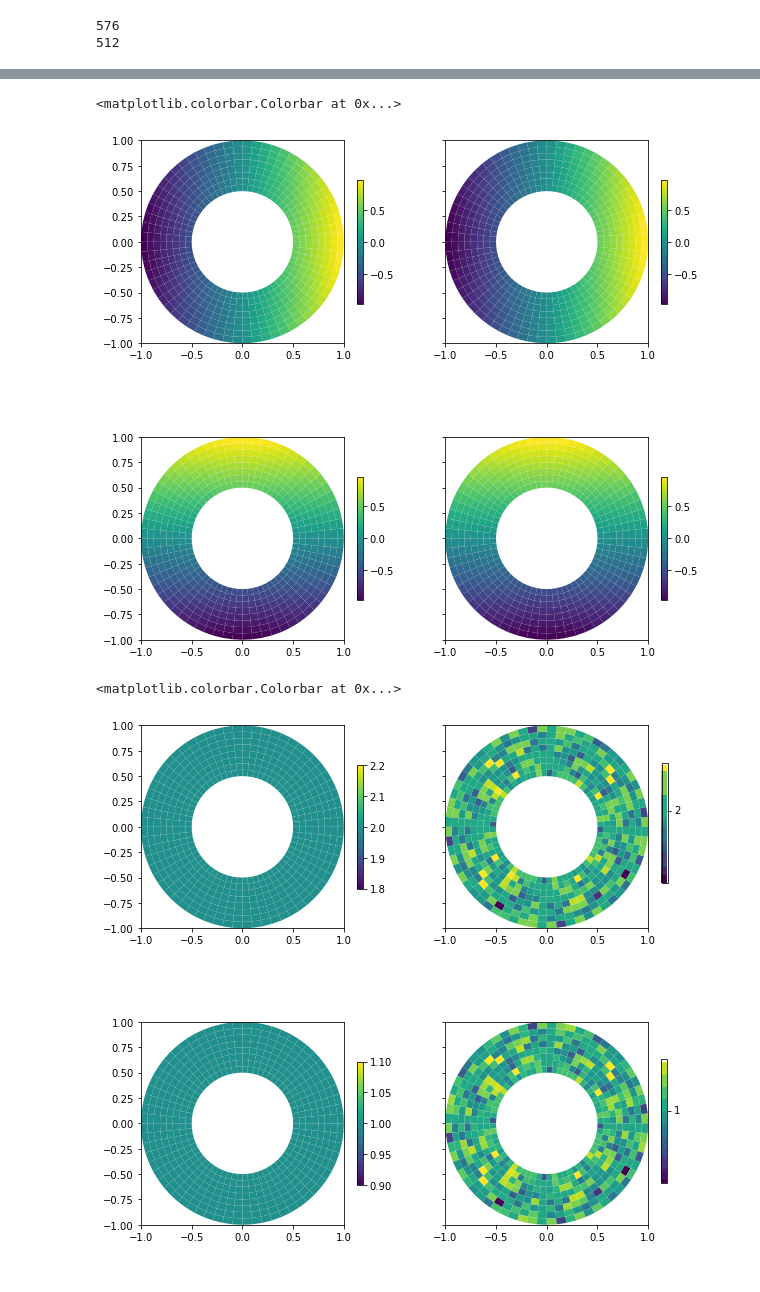
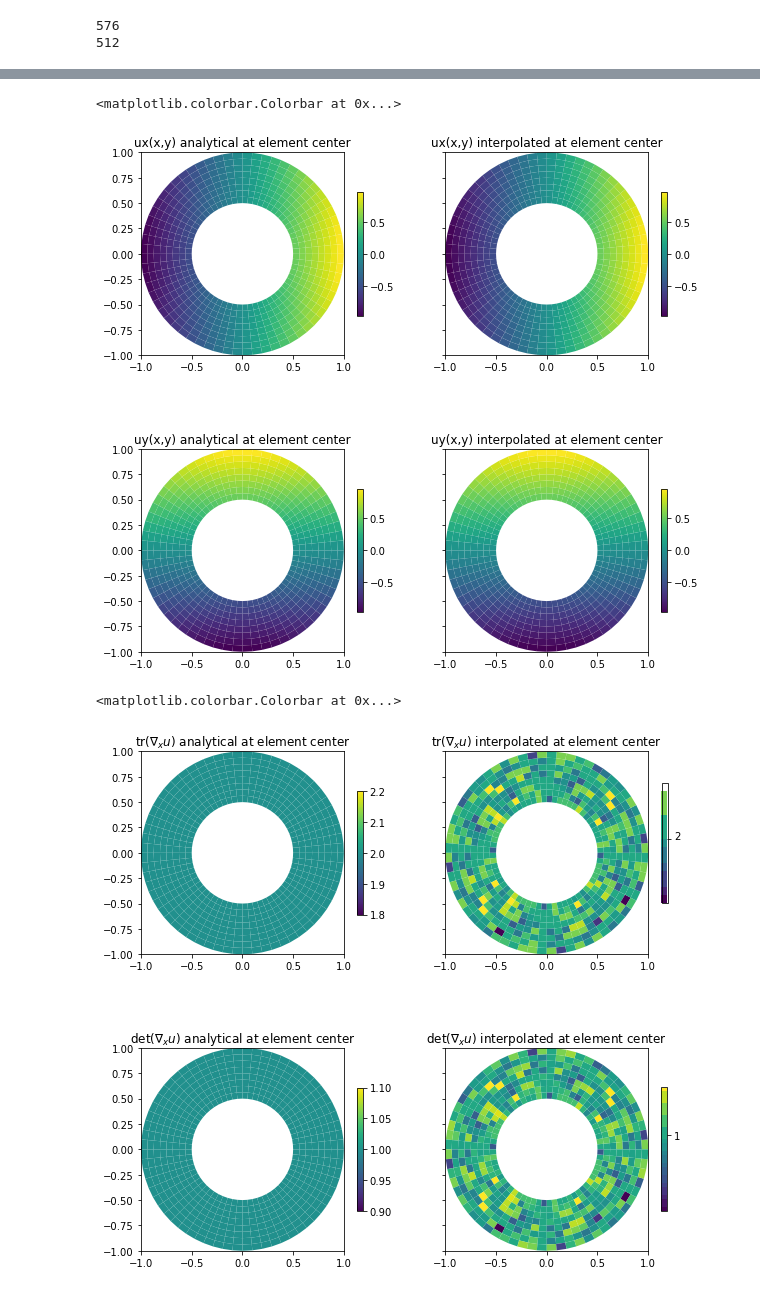
Before and after one commit to abuganza/NonlinearFEA, a Jupyter notebook: JupyterNotebooks/Discretization_2D_Q4element_solution.ipynb, the cells around one changed output, grey strips where cells are left out. Saved outputs shown, nothing was run; the diff lists cells and outputs as text; code cells hidden in the pictures.

```diff
--- a/JupyterNotebooks/Discretization_2D_Q4element_solution.ipynb
+++ b/JupyterNotebooks/Discretization_2D_Q4element_solution.ipynb
@@ -41,7 +41,7 @@ def dNvecdxi(xi,eta):
 # %%
 # read in a mesh
 ## Read in a mesh
-meshfile = open("ring_mesh_ordered.txt",'r').readlines()
+meshfile = open("files/ring_mesh_ordered.txt",'r').readlines()
 n_node = int(meshfile[1])
 node_X = np.zeros((n_node,2))
 for i in range(n_node):
@@ -198,7 +200,8 @@ for i in range(n_elem):
 p2 = PatchCollection(patches2)
 p2.set_array(colors2)
 ax2.add_collection(p2)
-
+ax1.set_title('Analytical f(x,y) at element center')
+ax2.set_title('Interpolated f(x,y) at element center')
 plt.colorbar(p1,ax=ax1,shrink=0.5)
 plt.colorbar(p2,ax=ax2,shrink=0.5)
 # %% [output]
@@ -233,6 +236,7 @@ for i in range(n_elem):
 p1 = PatchCollection(patches1)
 p1.set_array(colors1)
 ax1.add_collection(p1)
+ax1.set_title('Gradx analytical')
 
 patches2 = []
 colors2 = np.zeros((n_elem))
@@ -247,6 +251,7 @@ for i in range(n_elem):
 p2 = PatchCollection(patches2)
 p2.set_array(colors2)
 ax2.add_collection(p2)
+ax2.set_title('Gradx interpolated')
 
 patches3 = []
 colors3 = np.zeros((n_elem))
@@ -261,6 +266,7 @@ for i in range(n_elem):
 p3 = PatchCollection(patches3)
 p3.set_array(colors3)
 ax3.add_collection(p3)
+ax3.set_title('Grady analytical')
 
 patches4 = []
 colors4 = np.zeros((n_elem))
@@ -275,6 +281,7 @@ for i in range(n_elem):
 p4 = PatchCollection(patches4)
 p4.set_array(colors4)
 ax4.add_collection(p4)
+ax4.set_title('Grady interpolated')
 
 plt.colorbar(p1,ax=ax1,shrink=0.5)
 plt.colorbar(p2,ax=ax2,shrink=0.5)
@@ -312,6 +319,7 @@ for i in range(n_elem):
 p1 = PatchCollection(patches1)
 p1.set_array(colors1)
 ax1.add_collection(p1)
+ax1.set_title('ux(x,y) analytical at element center')
 
 patches2 = []
 colors2 = np.zeros((n_elem))
@@ -326,6 +334,7 @@ for i in range(n_elem):
 p2 = PatchCollection(patches2)
 p2.set_array(colors2)
 ax2.add_collection(p2)
+ax2.set_title('ux(x,y) interpolated at element center')
 
 patches3 = []
 colors3 = np.zeros((n_elem))
@@ -340,6 +349,7 @@ for i in range(n_elem):
 p3 = PatchCollection(patches3)
 p3.set_array(colors3)
 ax3.add_collection(p3)
+ax3.set_title('uy(x,y) analytical at element center')
 
 patches4 = []
 colors4 = np.zeros((n_elem))
@@ -354,6 +364,7 @@ for i in range(n_elem):
 p4 = PatchCollection(patches4)
 p4.set_array(colors4)
 ax4.add_collection(p4)
+ax4.set_title('uy(x,y) interpolated at element center')
 
 plt.colorbar(p1,ax=ax1,shrink=0.5)
 plt.colorbar(p2,ax=ax2,shrink=0.5)
@@ -361,7 +372,7 @@ plt.colorbar(p3,ax=ax3,shrink=0.5)
 plt.colorbar(p4,ax=ax4,shrink=0.5)
 # %% [output]
 <matplotlib.colorbar.Colorbar at 0x...>
-[figure, old version]
+[figure, new version]
 # %%
 ## PLOT the trace and determinant of gradx_u because I dont want to plot too many things
 
@@ -392,6 +403,7 @@ for i in range(n_elem):
 p1 = PatchCollection(patches1)
 p1.set_array(colors1)
 ax1.add_collection(p1)
+ax1.set_title(r'$\mathrm{tr}(\nabla_x u)$ analytical at element center')
 
 patches2 = []
 colors2 = np.zeros((n_elem))
@@ -406,6 +418,7 @@ for i in range(n_elem):
 p2 = PatchCollection(patches2)
 p2.set_array(colors2)
 ax2.add_collection(p2)
+ax2.set_title(r'$\mathrm{tr}(\nabla_x u)$ interpolated at element center')
 
 patches3 = []
 colors3 = np.zeros((n_elem))
@@ -414,31 +427,33 @@ for i in range(n_elem):
     n2 = elements[i,1]
     n3 = elements[i,2]
     n4 = elements[i,3]
     polygon = Polygon([node_X[n1],node_X[n2],node_X[n3],node_X[n4]], closed=True)
     patches3.append(polygon)
     colors3[i] = gradx_u_elem[i,0,0]*gradx_u_elem[i,1,1] - gradx_u_elem[i,0,1]*gradx_u_elem[i,1,0]
 p3 = PatchCollection(patches3)
 p3.set_array(colors3)
 ax3.add_collection(p3)
+ax3.set_title(r'$\mathrm{det}(\nabla_x u)$ analytical at element center')
 
 patches4 = []
 colors4 = np.zeros((n_elem))
 for i in range(n_elem):
     n1 = elements[i,0]
     n2 = elements[i,1]
     n3 = elements[i,2]
     n4 = elements[i,3]
     polygon = Polygon([node_X[n1],node_X[n2],node_X[n3],node_X[n4]], closed=True)
     patches4.append(polygon)
     colors4[i] = gradx_u_elem_h[i,0,0]*gradx_u_elem_h[i,1,1] - gradx_u_elem_h[i,0,1]*gradx_u_elem_h[i,1,0]
 p4 = PatchCollection(patches4)
 p4.set_array(colors4)
 ax4.add_collection(p4)
+ax4.set_title(r'$\mathrm{det}(\nabla_x u)$ interpolated at element center')
 
 plt.colorbar(p1,ax=ax1,shrink=0.5)
 plt.colorbar(p2,ax=ax2,shrink=0.5)
 plt.colorbar(p3,ax=ax3,shrink=0.5)
 plt.colorbar(p4,ax=ax4,shrink=0.5)
 # %% [output]
 <matplotlib.colorbar.Colorbar at 0x...>
-[figure, old version]
+[figure, new version]
```
Also changed, not shown: parts of 3 cells of this notebook, 5 other files.
